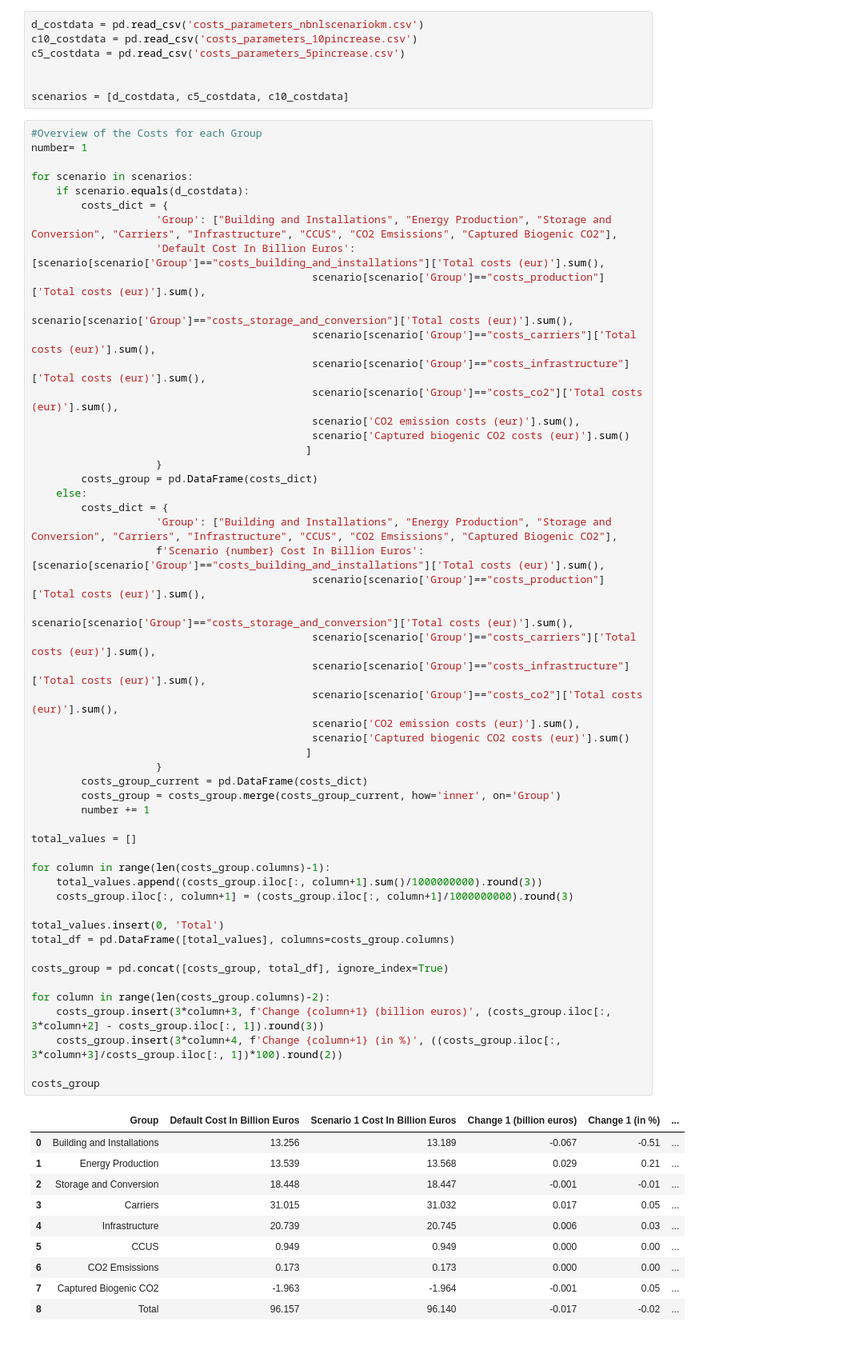
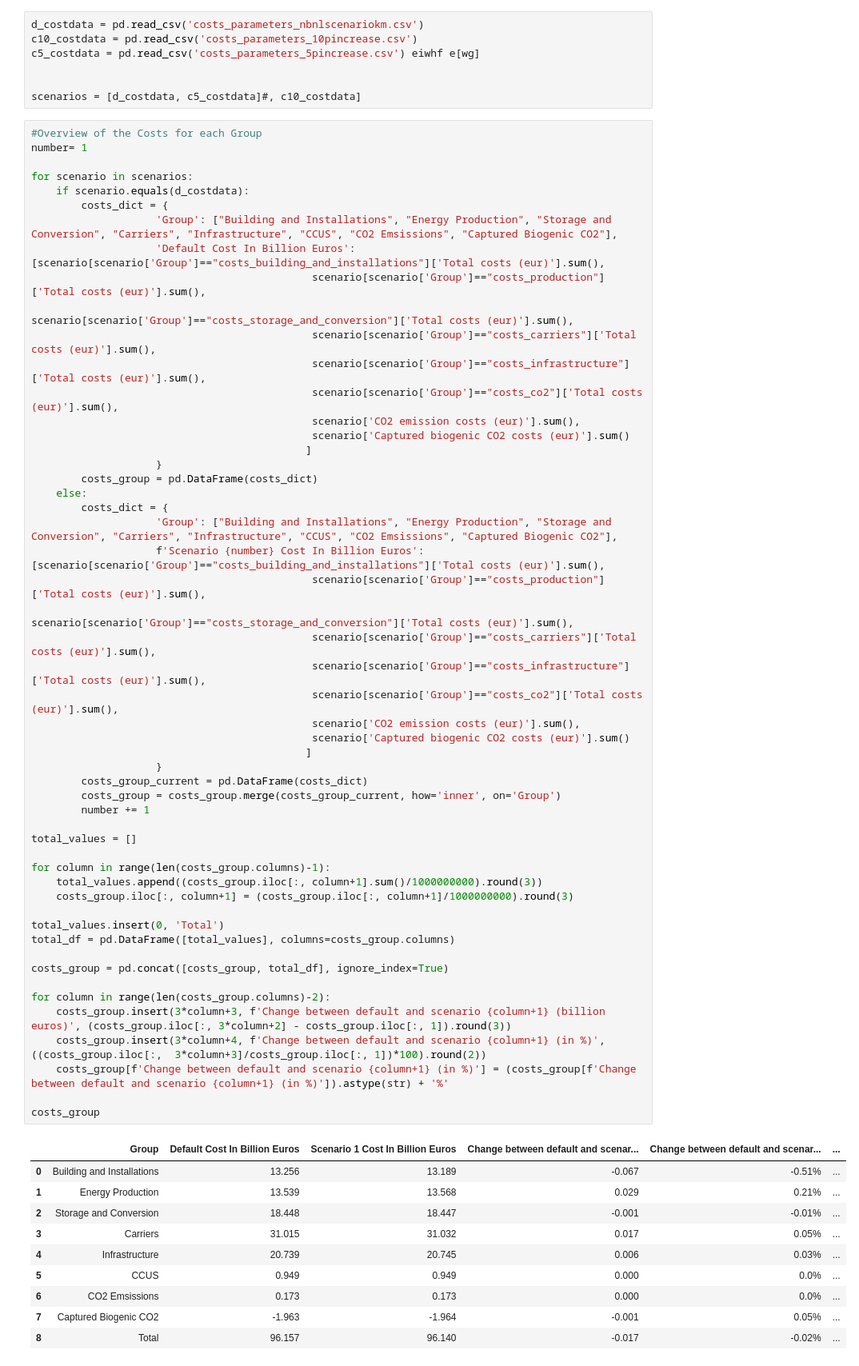
Before and after one commit to zazaferjancsik/ETMCosts, a Jupyter notebook: etmcosts.ipynb, the cells around one changed output. Shown: that part at 80% size. Cells and saved outputs as stored; diff of their text form.

Commit message:
Finished three-way comparison of cost breakdow + started working on demand comparison

```diff
--- a/etmcosts.ipynb
+++ b/etmcosts.ipynb
@@ -6,10 +6,10 @@ import plotly.graph_objects as go
 # %%
 d_costdata = pd.read_csv('costs_parameters_nbnlscenariokm.csv')
 c10_costdata = pd.read_csv('costs_parameters_10pincrease.csv')
-c5_costdata = pd.read_csv('costs_parameters_5pincrease.csv')
+c5_costdata = pd.read_csv('costs_parameters_5pincrease.csv') eiwhf e[wg]
 
 
-scenarios = [d_costdata, c5_costdata, c10_costdata]
+scenarios = [d_costdata, c5_costdata]#, c10_costdata]
 # %%
 #Overview of the Costs for each Group
 number= 1
@@ -34,45 +34,46 @@ for scenario in scenarios:
                     'Group': ["Building and Installations", "Energy Production", "Storage and Conversion", "Carriers", "Infrastructure", "CCUS", "CO2 Emsissions", "Captured Biogenic CO2"],
                     f'Scenario {number} Cost In Billion Euros': [scenario[scenario['Group']=="costs_building_and_installations"]['Total costs (eur)'].sum(),
                                              scenario[scenario['Group']=="costs_production"]['Total costs (eur)'].sum(),
                                              scenario[scenario['Group']=="costs_storage_and_conversion"]['Total costs (eur)'].sum(),
                                              scenario[scenario['Group']=="costs_carriers"]['Total costs (eur)'].sum(),
                                              scenario[scenario['Group']=="costs_infrastructure"]['Total costs (eur)'].sum(),
                                              scenario[scenario['Group']=="costs_co2"]['Total costs (eur)'].sum(),
                                              scenario['CO2 emission costs (eur)'].sum(),
                                              scenario['Captured biogenic CO2 costs (eur)'].sum()
                                             ]
                     }
         costs_group_current = pd.DataFrame(costs_dict)
         costs_group = costs_group.merge(costs_group_current, how='inner', on='Group')
         number += 1
 
 total_values = []
 
 for column in range(len(costs_group.columns)-1):
     total_values.append((costs_group.iloc[:, column+1].sum()/1000000000).round(3))
     costs_group.iloc[:, column+1] = (costs_group.iloc[:, column+1]/1000000000).round(3)
 
 total_values.insert(0, 'Total')
 total_df = pd.DataFrame([total_values], columns=costs_group.columns)
 
 costs_group = pd.concat([costs_group, total_df], ignore_index=True)
 
 for column in range(len(costs_group.columns)-2):
-    costs_group.insert(3*column+3, f'Change {column+1} (billion euros)', (costs_group.iloc[:, 3*column+2] - costs_group.iloc[:, 1]).round(3))
-    costs_group.insert(3*column+4, f'Change {column+1} (in %)', ((costs_group.iloc[:,  3*column+3]/costs_group.iloc[:, 1])*100).round(2))
+    costs_group.insert(3*column+3, f'Change between default and scenario {column+1} (billion euros)', (costs_group.iloc[:, 3*column+2] - costs_group.iloc[:, 1]).round(3))
+    costs_group.insert(3*column+4, f'Change between default and scenario {column+1} (in %)', ((costs_group.iloc[:,  3*column+3]/costs_group.iloc[:, 1])*100).round(2))
+    costs_group[f'Change between default and scenario {column+1} (in %)'] = (costs_group[f'Change between default and scenario {column+1} (in %)']).astype(str) + '%'
 
 costs_group
 # %% [output]
-|  | Group | Default Cost In Billion Euros | Scenario 1 Cost In Billion Euros | Change 1 (billion euros) | Change 1 (in %) | ... |
-| 0 | Building and Installations | 13.256 | 13.189 | -0.067 | -0.51 | ... |
-| 1 | Energy Production | 13.539 | 13.568 | 0.029 | 0.21 | ... |
-| 2 | Storage and Conversion | 18.448 | 18.447 | -0.001 | -0.01 | ... |
-| 3 | Carriers | 31.015 | 31.032 | 0.017 | 0.05 | ... |
-| 4 | Infrastructure | 20.739 | 20.745 | 0.006 | 0.03 | ... |
-| 5 | CCUS | 0.949 | 0.949 | 0.000 | 0.00 | ... |
-| 6 | CO2 Emsissions | 0.173 | 0.173 | 0.000 | 0.00 | ... |
-| 7 | Captured Biogenic CO2 | -1.963 | -1.964 | -0.001 | 0.05 | ... |
-| 8 | Total | 96.157 | 96.140 | -0.017 | -0.02 | ... |
+|  | Group | Default Cost In Billion Euros | Scenario 1 Cost In Billion Euros | Change between default and scenar... | Change between default and scenar... | ... |
+| 0 | Building and Installations | 13.256 | 13.189 | -0.067 | -0.51% | ... |
+| 1 | Energy Production | 13.539 | 13.568 | 0.029 | 0.21% | ... |
+| 2 | Storage and Conversion | 18.448 | 18.447 | -0.001 | -0.01% | ... |
+| 3 | Carriers | 31.015 | 31.032 | 0.017 | 0.05% | ... |
+| 4 | Infrastructure | 20.739 | 20.745 | 0.006 | 0.03% | ... |
+| 5 | CCUS | 0.949 | 0.949 | 0.000 | 0.0% | ... |
+| 6 | CO2 Emsissions | 0.173 | 0.173 | 0.000 | 0.0% | ... |
+| 7 | Captured Biogenic CO2 | -1.963 | -1.964 | -0.001 | 0.05% | ... |
+| 8 | Total | 96.157 | 96.140 | -0.017 | -0.02% | ... |
 # %%
 #Buildings and Installations Cost Breakdown into Subgroups
 cbi_subgroups = d_costdata[d_costdata['Group'] == "costs_building_and_installations"]
```
Also changed, not shown: parts of 1 cell of this notebook, 1 other file.
